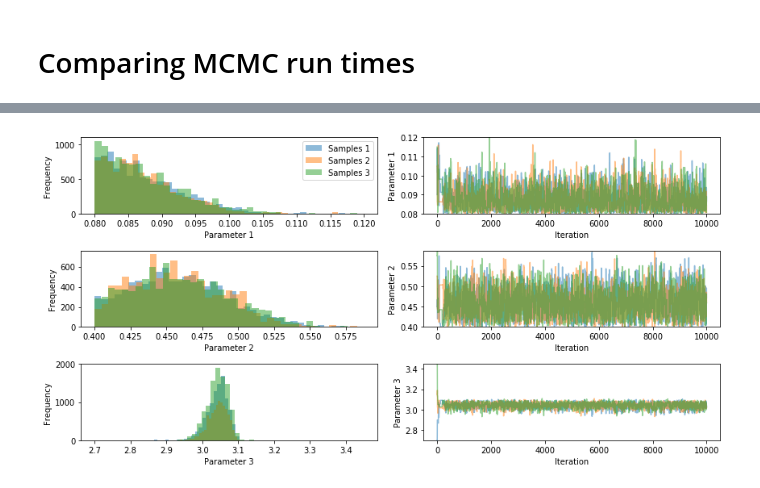
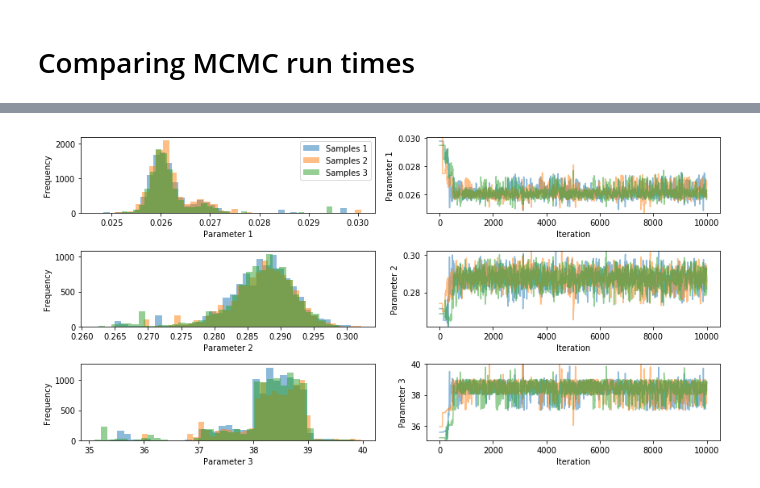
Before and after one commit to MaksymPetyak/emupints, a Jupyter notebook: studies/NN-emulator-development.ipynb, the cells around one changed output, grey strips where cells are left out. Saved outputs shown, nothing was run; the diff lists cells and outputs as text; code cells hidden in the pictures.

```diff
--- a/studies/NN-emulator-development.ipynb
+++ b/studies/NN-emulator-development.ipynb
@@ -387,0 +315,12 @@ Halting: Maximum number of iterations (10000) reached.
+# %%
+x0 = guess_params()
+# x0 = [0.17, 420]
+# %%
+# CMA-es
+found_parameters, found_value = pints.optimise(
+    score,
+    x0,
+    None,
+    bounds,
+    method=pints.CMAES
+)
@@ -387,0 +351,7 @@ Halting: Maximum number of iterations (10000) reached.
+# %%
+xs = [
+    found_parameters,
+    found_parameters * 1.01,
+    found_parameters * 0.99
+]
+xs
@@ -387,0 +378,14 @@ Halting: Maximum number of iterations (10000) reached.
+# %%
+%%time
+# population MCMC
+real_mcmc = pints.MCMCSampling(real_posterior,
+                               num_chains,
+                               xs,
+                               method = mcmc_method,
+                               )
+real_mcmc.set_max_iterations(max_iters)
+real_mcmc.set_log_to_screen(False)
+# Run!
+print('Running...')
+real_chains = real_mcmc.run()
+print('Done!')
@@ -414,6 +403,6 @@ Halting: Maximum number of iterations (10000) reached.
 # %%
-pints.plot.trace(chains)
+pints.plot.trace(real_chains)
 plt.show()
 # %% [output]
-[figure, old version]
+[figure, new version]
 # %%
```
Also changed, not shown: parts of 39 cells of this notebook, 6 other files.
